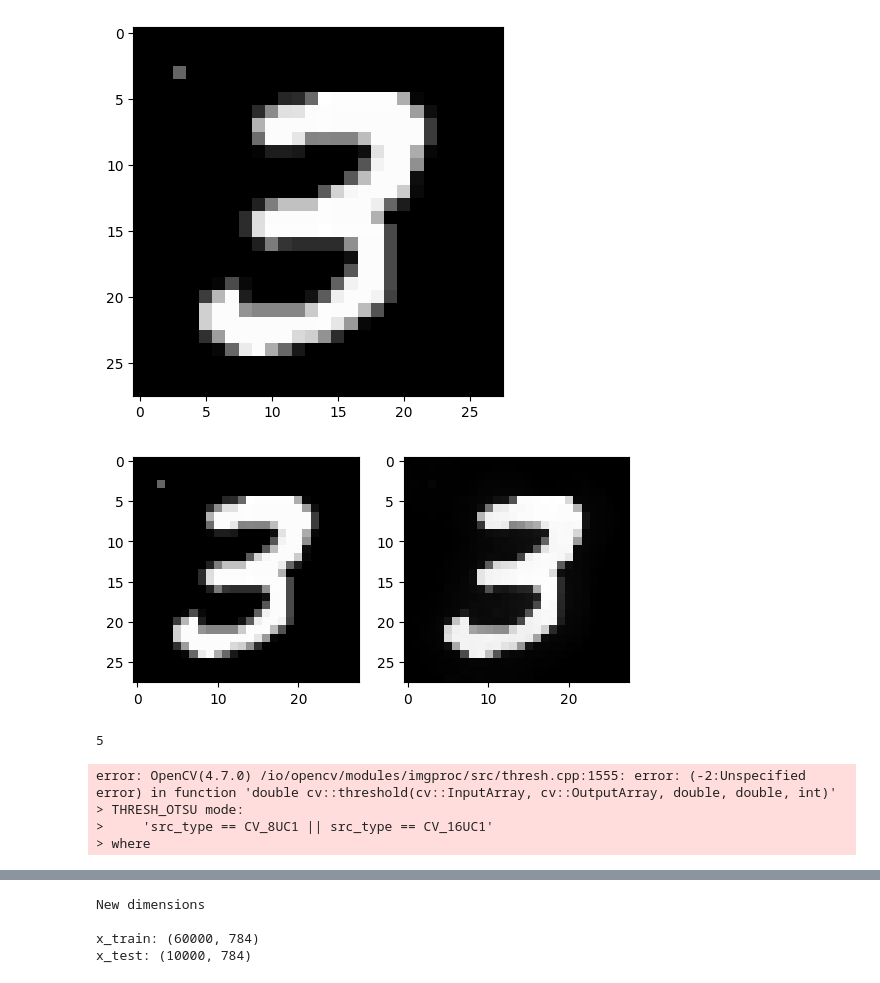
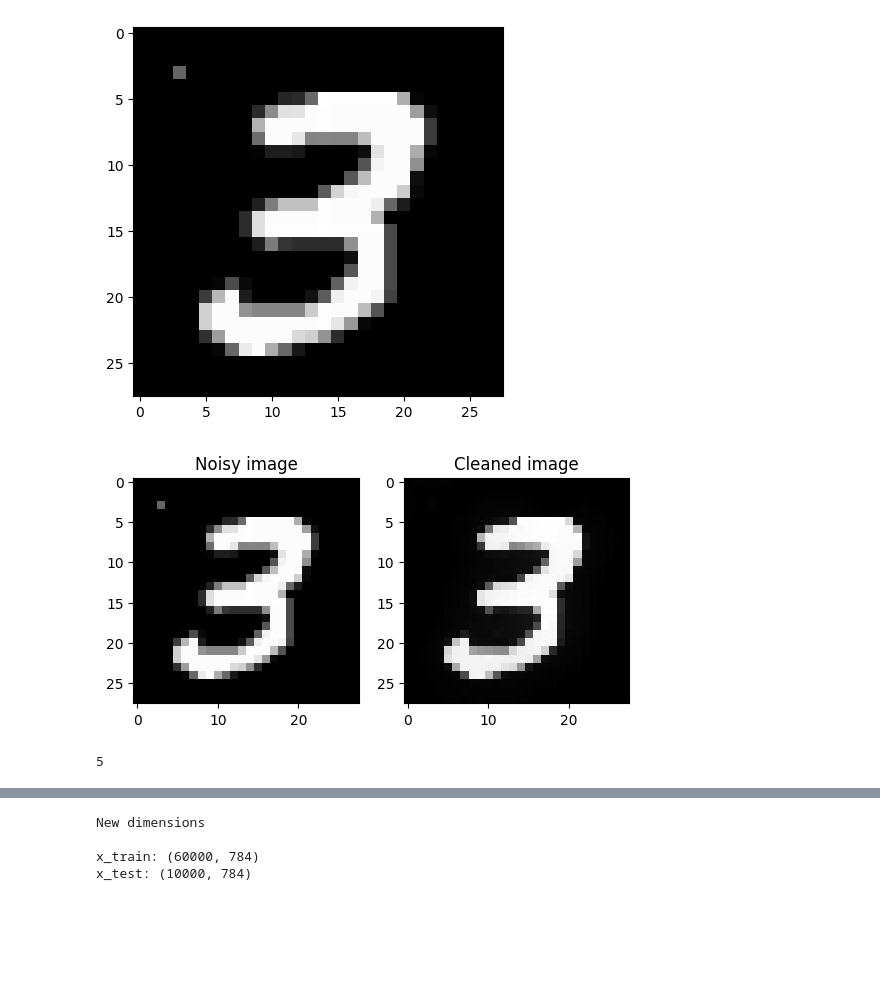
Before and after one commit to dennisangemi/machine-learning-for-physics, a Jupyter notebook: 4_mnist/code/my-mnist.ipynb, the cells around one changed output, grey strips where cells are left out. Drawn from its saved outputs; the diff is of its cells as text; code cells hidden in the pictures; blank space fills up the shorter version.

Commit message:
[mnist] added filter

```diff
--- a/4_mnist/code/my-mnist.ipynb
+++ b/4_mnist/code/my-mnist.ipynb
@@ -68,3 +72,5 @@ Il valore atteso è:  3
+# %%
+img = x_train[npat]
 # %% [markdown]
 ## Reducing noise
 
@@ -73,30 +79,32 @@ L'idea è quella di applicare un filtro mediano.
 Utilizzeremo la libreria `OpenCV` (che importeremo con `import cv2`) dopo averla installata da terminale `pip install opencv-python`
 # %%
 # add noise in pixel 3,3
-x_train[npat,3,3] = 100
+img[3,3] = 100
 
 # show img
-plt.imshow(x_train[npat], cmap = 'gray')
+plt.imshow(img, cmap = 'gray')
 plt.show()
 # %% [output]
 [figure]
 # %%
 # using csv2 to remove noise
 # x_train = cv2.medianBlur(x_train, 1)
 
 # bisognerebbe fare un for ma l'operazioe sembra molto lenta
 # denoised = cv2.fastNlMeansDenoising(x_train[npat], h=60, templateWindowSize=3, searchWindowSize=8)
 # denoised = cv2.GaussianBlur(x_train[npat], (3, 3), 1)
-denoised = cv2.bilateralFilter(x_train[npat], 9, 70, 70)
+denoised = cv2.bilateralFilter(img, 9, 70, 70)
 
 # plotting
 plt.subplot(1,2,1)
-plt.imshow(x_train[npat], cmap = 'gray')
+plt.title("Noisy image")
+plt.imshow(img, cmap = 'gray')
 plt.subplot(1,2,2)
+plt.title("Cleaned image")
 plt.imshow(denoised, cmap = 'gray')
 plt.show()
 # %% [output]
-[figure, old version]
+[figure, new version]
 # %%
 denoised[3,3]
 # %% [output]
@@ -111,30 +111,0 @@ denoised[3,3]
-# %%
-# uniforming thickness
-
-# Chat GPT da provare
-
-# Applica il metodo di Otsu per binarizzare l'immagine
-_,binary = cv2.threshold(x_train, 0, 255, cv2.THRESH_BINARY + cv2.THRESH_OTSU)
-
-# Trova i contorni nell'immagine binarizzata
-contours, hierarchy = cv2.findContours(binary, cv2.RETR_EXTERNAL, cv2.CHAIN_APPROX_SIMPLE)
-
-# Disegna i contorni trovati sull'immagine originale
-thicknesses = []
-for contour in contours:
-    # Calcola lo spessore del contorno
-    (x, y, w, h) = cv2.boundingRect(contour)
-    thickness = min(w, h)
-    thicknesses.append(thickness)
-
-# Calcola lo spessore medio dei contorni
-avg_thickness = int(np.mean(thicknesses))
-
-# Ridimensiona l'immagine per avere uno spessore uniforme dei contorni
-scale_factor = float(avg_thickness) / max_thickness
-resized = cv2.resize(gray, (0, 0), fx=scale_factor, fy=scale_factor, interpolation=cv2.INTER_AREA)
-# %% [output]
-error: OpenCV(4.7.0) /io/opencv/modules/imgproc/src/thresh.cpp:1555: error: (-2:Unspecified error) in function 'double cv::threshold(cv::InputArray, cv::OutputArray, double, double, int)'
-> THRESH_OTSU mode:
->     'src_type == CV_8UC1 || src_type == CV_16UC1'
-> where
```
Also changed, not shown: parts of 12 cells of this notebook.
